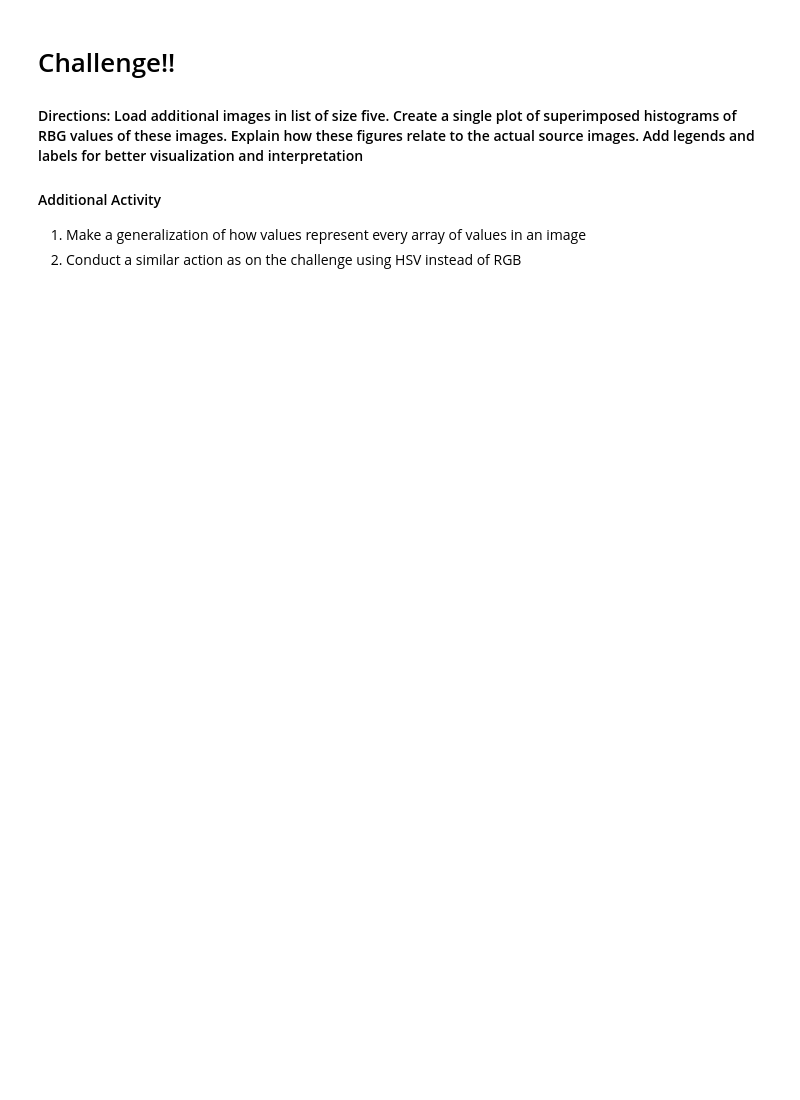
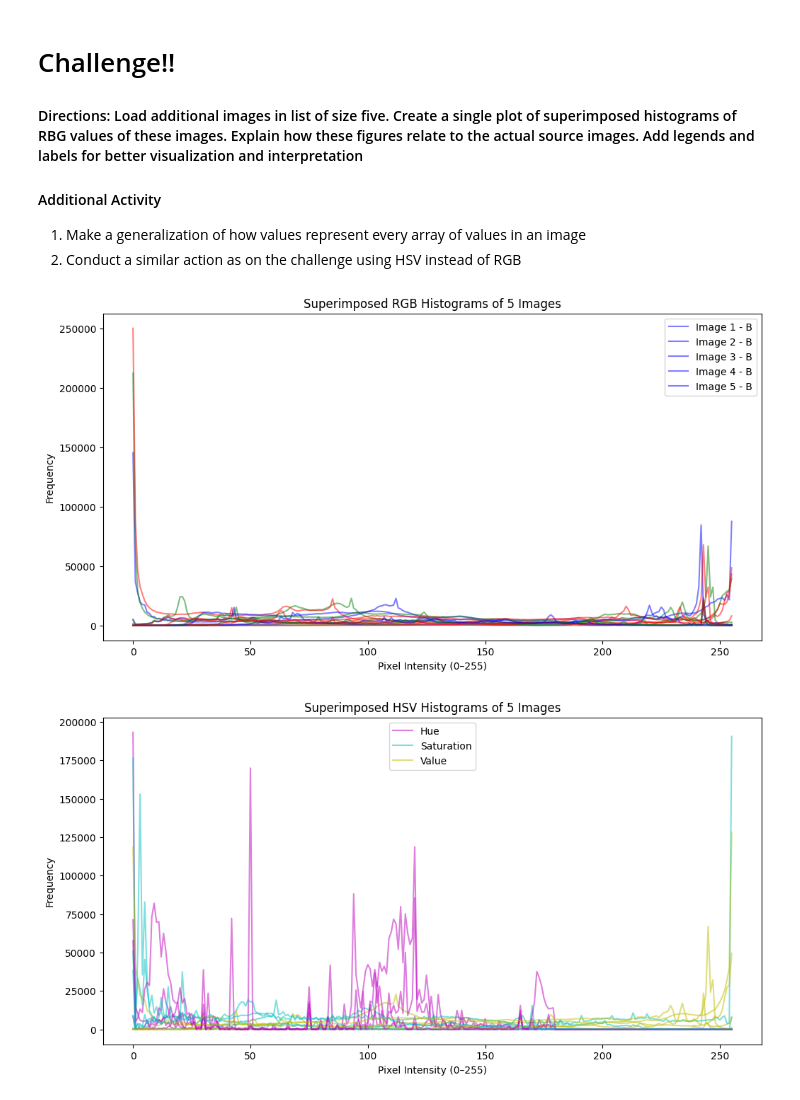
Before and after one commit to ZhayNaz/Phyton_Trials, a Jupyter notebook: module/DSP/Challenges_Garcia&Paglinawan.ipynb, the cells around one changed output. Cells and saved outputs as stored; diff of their text form; code cells hidden in the pictures; blank space fills up the shorter version.

```diff
--- a/module/DSP/Challenges_Garcia&Paglinawan.ipynb
+++ b/module/DSP/Challenges_Garcia&Paglinawan.ipynb
@@ -428,3 +389,55 @@ Capture cancelled.
 #### Additional Activity
 1. Make a generalization of how values represent every array of values in an image
 2. Conduct a similar action as on the challenge using HSV instead of RGB
+# %%
+import cv2
+import matplotlib.pyplot as plt
+import glob
+import os
+
+image_paths = glob.glob(os.path.join("img", "*.*"))[:5]
+images = []
+
+for p in image_paths:
+    img = cv2.imread(p)
+    if img is None:
+        print(f"⚠️ Could not load {p}")
+    else:
+        images.append(img)
+
+if len(images) < 5:
+    raise ValueError("Not enough valid images in 'img' folder (need 5).")
+
+colors = ("b", "g", "r")
+plt.figure(figsize=(12, 6))
+
+for idx, img in enumerate(images):
+    for i, col in enumerate(colors):
+        hist = cv2.calcHist([img], [i], None, [256], [0, 256])
+        plt.plot(hist, color=col, alpha=0.5,
+                 label=f"Image {idx+1} - {col.upper()}" if i == 0 else "")
+
+plt.title("Superimposed RGB Histograms of 5 Images")
+plt.xlabel("Pixel Intensity (0–255)")
+plt.ylabel("Frequency")
+plt.legend()
+plt.show()
+
+plt.figure(figsize=(12, 6))
+hsv_colors = ("m", "c", "y")
+
+for idx, img in enumerate(images):
+    hsv = cv2.cvtColor(img, cv2.COLOR_BGR2HSV)
+    for i, col in enumerate(hsv_colors):
+        hist = cv2.calcHist([hsv], [i], None, [256], [0, 256])
+        plt.plot(hist, color=col, alpha=0.5,
+                 label=f"Image {idx+1} - HSV[{i}]" if i == 0 else "")
+
+plt.title("Superimposed HSV Histograms of 5 Images")
+plt.xlabel("Pixel Intensity (0–255)")
+plt.ylabel("Frequency")
+plt.legend(["Hue", "Saturation", "Value"])
+plt.show()
+# %% [output]
+[figure, added]
+[figure, added]
```
Also changed, not shown: parts of 1 cell of this notebook, 13 other files.
